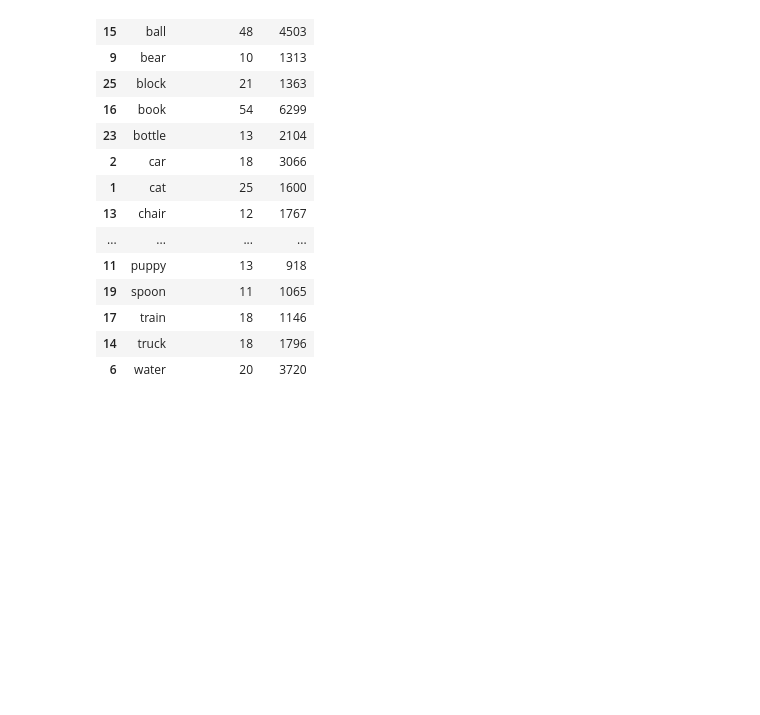
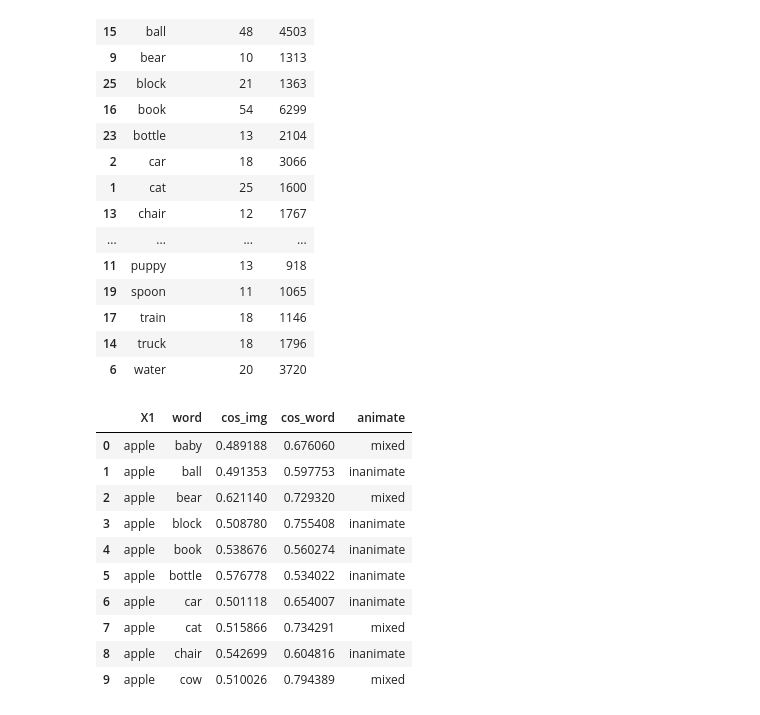
Before and after one commit to BergelsonLab/preserved_structure, a Jupyter notebook: preserved_structure/python/words_and_images.ipynb, the cells around one changed output. Cells and saved outputs as stored; diff of their text form; code cells hidden in the pictures; blank space fills up the shorter version.

Commit message:
run childes vector analysis

```diff
--- a/preserved_structure/python/words_and_images.ipynb
+++ b/preserved_structure/python/words_and_images.ipynb
@@ -15,6 +15,9 @@ import os
 import object_class as oc
 from object_vectors import *
 import compare_vectors as cv
+
+from nltk.stem.snowball import SnowballStemmer
+stemmer= SnowballStemmer("english")
 # %%
 all_bl = pd.read_csv("../data/all_basiclevel.csv")
 all_bl = all_bl[all_bl["speaker"] != "CHI"]
@@ -200,3 +210,28 @@ stimuli
 | 17 | train | 18 | 1146 |
 | 14 | truck | 18 | 1796 |
 | 6 | water | 20 | 3720 |
+# %%
+stemmed_words = {}
+for word in seedlings_categories:
+    stemmed_words[word] = stemmer.stem(word)
+
+childes_wordvecs = oc.wordvecs(stemmed_words.values(), "../../../../object_centrality/data_local/childes_vocab.txt",
+                                             "../../../../object_centrality/data_local/childes_vectors.npy")
+childes_wordvecs.sort(key=lambda x: x[0])
+# %%
+childes_pairwise = generate_pairwise(childes_wordvecs, image_vecs)
+childes_pairwise.to_csv("childes_pairwise_distances.csv", index=False)
+# %%
+childes_pairwise[:10]
+# %% [output]
+|  | X1 | word | cos_img | cos_word | animate |
+| 0 | apple | baby | 0.489188 | 0.676060 | mixed |
+| 1 | apple | ball | 0.491353 | 0.597753 | inanimate |
+| 2 | apple | bear | 0.621140 | 0.729320 | mixed |
+| 3 | apple | block | 0.508780 | 0.755408 | inanimate |
+| 4 | apple | book | 0.538676 | 0.560274 | inanimate |
+| 5 | apple | bottle | 0.576778 | 0.534022 | inanimate |
+| 6 | apple | car | 0.501118 | 0.654007 | inanimate |
+| 7 | apple | cat | 0.515866 | 0.734291 | mixed |
+| 8 | apple | chair | 0.542699 | 0.604816 | inanimate |
+| 9 | apple | cow | 0.510026 | 0.794389 | mixed |
```
Also changed, not shown: parts of 3 cells of this notebook, 8 other files.
